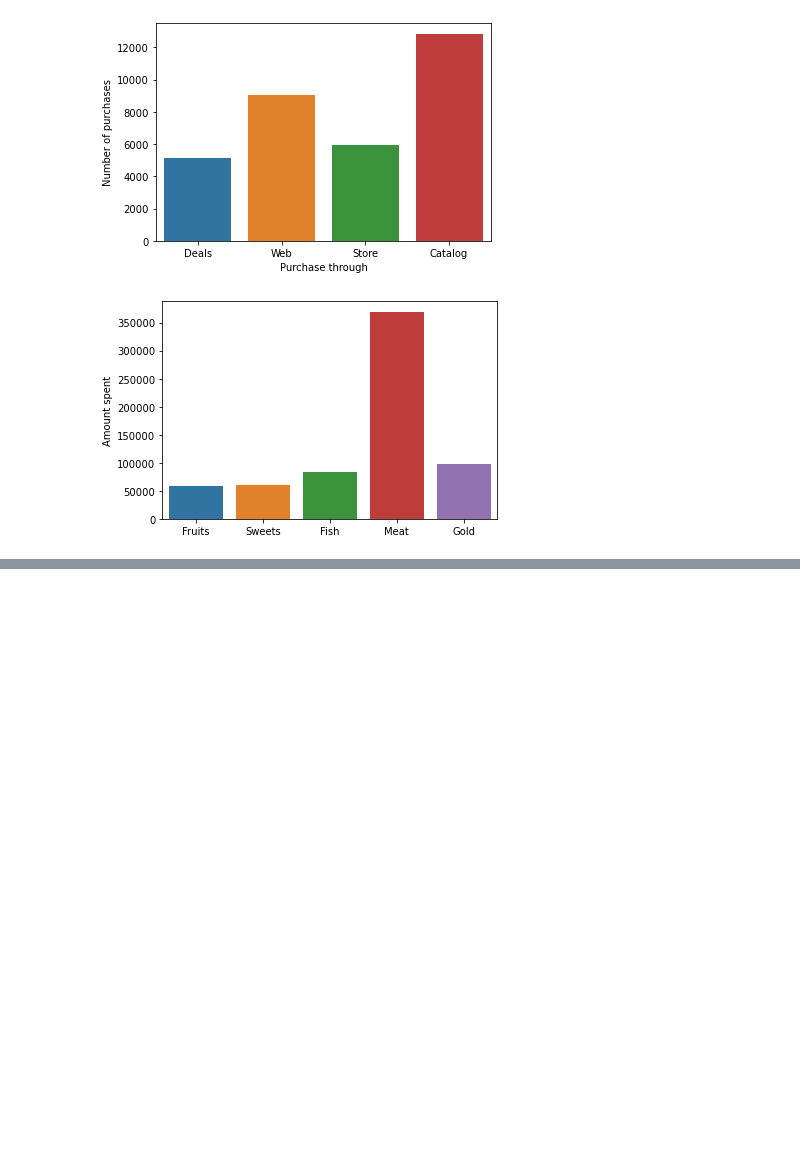
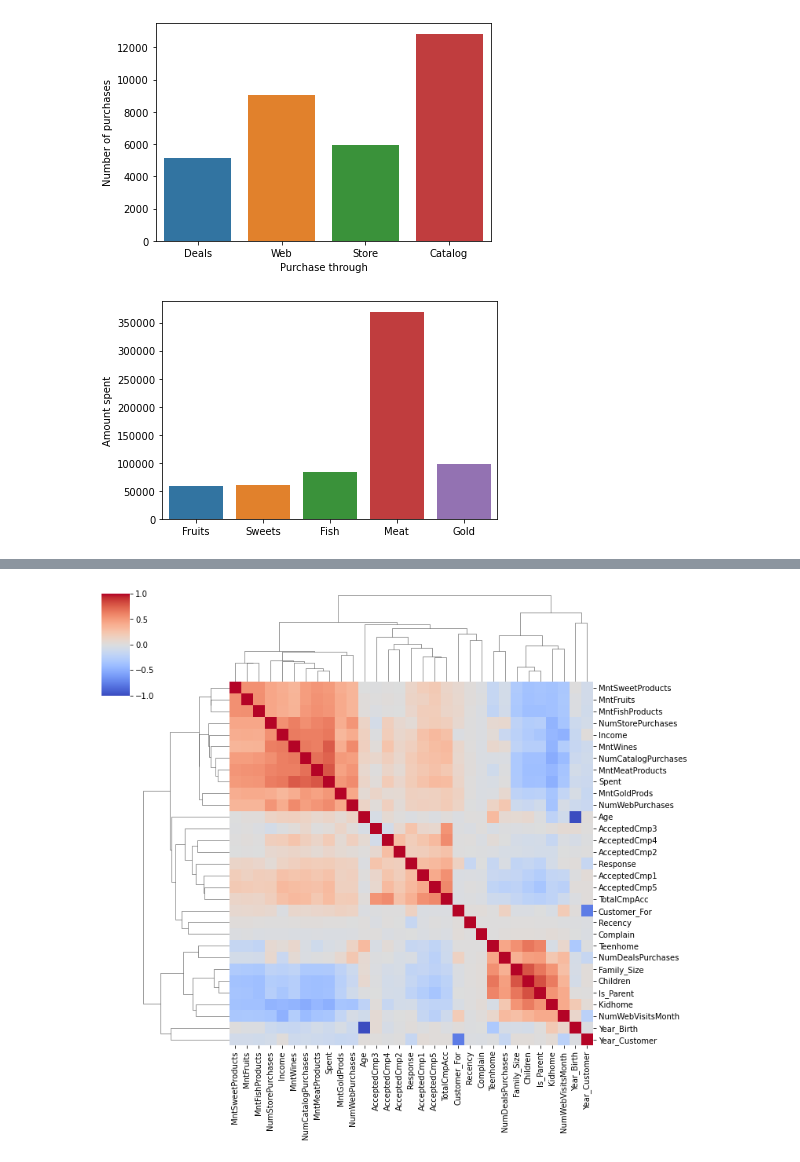
Before and after one commit to mmonch/Marketing_analysis, a Jupyter notebook: notebooks/plots.ipynb, the cells around one changed output, grey strips where cells are left out. Cells and saved outputs as stored; diff of their text form; code cells hidden in the pictures; blank space fills up the shorter version.

```diff
--- a/notebooks/plots.ipynb
+++ b/notebooks/plots.ipynb
@@ -65,0 +103,7 @@ plt.ylabel('Amount spent');
+# %%
+df['Year_Customer'] = pd.DatetimeIndex(df['Dt_Customer']).year
+# %%
+corr = df.drop(columns='ID').select_dtypes(include=np.number).corr(method='kendall')
+sns.clustermap(corr, cbar_pos=(-0.05, 0.8, 0.05, 0.18), cmap='coolwarm', center=0);
+# %% [output]
+[figure, added]
```
Also changed, not shown: parts of 10 cells of this notebook, 2 other files.
